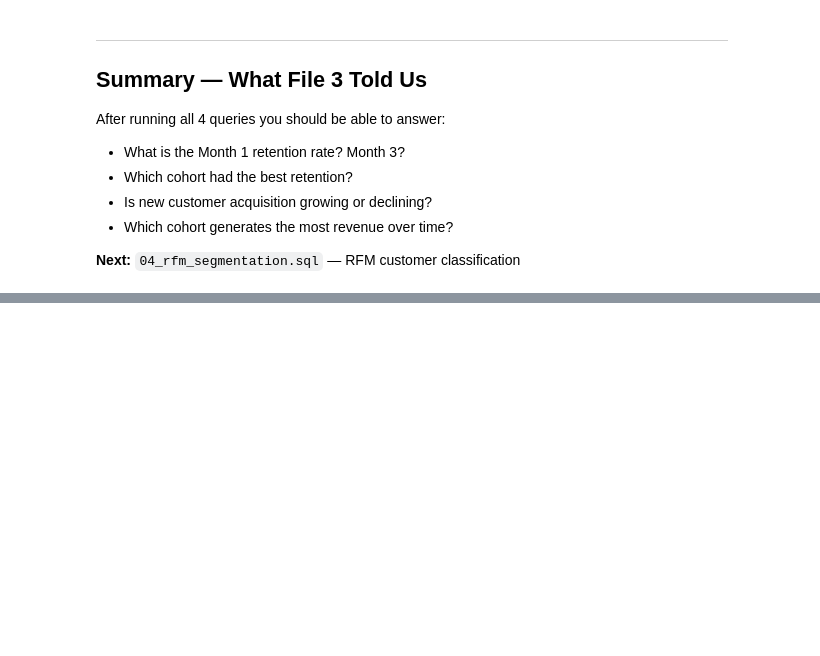
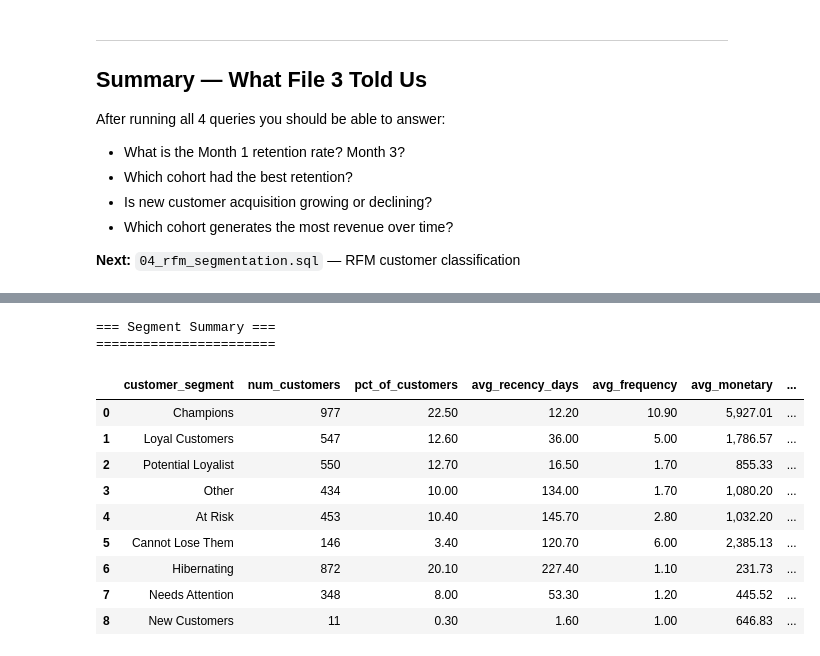
Before and after one commit to UtsavKhadka-Analyst/ecommerce-revenue-analytics, a Jupyter notebook: notebooks/02_sql_analysis.ipynb, the cells around one changed output, grey strips where cells are left out. Saved outputs shown, nothing was run; the diff lists cells and outputs as text; code cells hidden in the pictures; blank space fills up the shorter version.

```diff
--- a/notebooks/02_sql_analysis.ipynb
+++ b/notebooks/02_sql_analysis.ipynb
@@ -987,0 +1221,72 @@ After running all 4 queries you should be able to answer:
+# %%
+query_rfm4 = f"""
+WITH rfm_base AS (
+    SELECT
+        CustomerID,
+        DATE_DIFF('day', MAX(CAST(InvoiceDate AS DATE)), DATE '2011-12-09') AS recency_days,
+        COUNT(DISTINCT InvoiceNo) AS frequency,
+        ROUND(SUM(Revenue), 2) AS monetary
+    FROM read_csv_auto('{CLEANED_DATA}')
+    WHERE is_cancelled = false
+      AND CustomerID IS NOT NULL
+    GROUP BY CustomerID
+),
+rfm_scores AS (
+    SELECT
+        CustomerID,
+        recency_days,
+        frequency,
+        monetary,
+        NTILE(5) OVER (ORDER BY recency_days DESC) AS r_score,
+        NTILE(5) OVER (ORDER BY frequency ASC) AS f_score,
+        NTILE(5) OVER (ORDER BY monetary ASC) AS m_score
+    FROM rfm_base
+),
+segmented AS (
+    SELECT
+        CustomerID,
+        recency_days,
+        frequency,
+        monetary,
+        CASE
+            WHEN r_score >= 4 AND f_score >= 4 AND m_score >= 4 THEN 'Champions'
+            WHEN r_score >= 3 AND f_score >= 4 THEN 'Loyal Customers'
+            WHEN r_score >= 4 AND f_score BETWEEN 2 AND 3 THEN 'Potential Loyalist'
+            WHEN r_score >= 4 AND f_score = 1 THEN 'New Customers'
+            WHEN r_score <= 2 AND f_score >= 4 AND m_score >= 4 THEN 'Cannot Lose Them'
+            WHEN r_score <= 2 AND f_score >= 3 THEN 'At Risk'
+            WHEN r_score = 3 AND f_score <= 2 THEN 'Needs Attention'
+            WHEN r_score <= 2 AND f_score <= 2 AND m_score <= 2 THEN 'Hibernating'
+            ELSE 'Other'
+        END AS customer_segment
+    FROM rfm_scores
+)
+SELECT
+    customer_segment,
+    COUNT(CustomerID) AS num_customers,
+    ROUND(COUNT(CustomerID) * 100.0 / SUM(COUNT(CustomerID)) OVER (), 1) AS pct_of_customers,
+    ROUND(AVG(recency_days), 1) AS avg_recency_days,
+    ROUND(AVG(frequency), 1) AS avg_frequency,
+    ROUND(AVG(monetary), 2) AS avg_monetary,
+    ROUND(SUM(monetary), 2) AS total_revenue,
+    ROUND(SUM(monetary) * 100.0 / SUM(SUM(monetary)) OVER (), 1) AS pct_of_revenue
+FROM segmented
+GROUP BY customer_segment
+ORDER BY total_revenue DESC
+"""
+
+df_rfm4 = run_sql(query_rfm4, 'Segment Summary')
+display(df_rfm4)
+# %% [output]
+=== Segment Summary ===
+=======================
+|  | customer_segment | num_customers | pct_of_customers | avg_recency_days | avg_frequency | avg_monetary | ... |
+| 0 | Champions | 977 | 22.50 | 12.20 | 10.90 | 5,927.01 | ... |
+| 1 | Loyal Customers | 547 | 12.60 | 36.00 | 5.00 | 1,786.57 | ... |
+| 2 | Potential Loyalist | 550 | 12.70 | 16.50 | 1.70 | 855.33 | ... |
+| 3 | Other | 434 | 10.00 | 134.00 | 1.70 | 1,080.20 | ... |
+| 4 | At Risk | 453 | 10.40 | 145.70 | 2.80 | 1,032.20 | ... |
+| 5 | Cannot Lose Them | 146 | 3.40 | 120.70 | 6.00 | 2,385.13 | ... |
+| 6 | Hibernating | 872 | 20.10 | 227.40 | 1.10 | 231.73 | ... |
+| 7 | Needs Attention | 348 | 8.00 | 53.30 | 1.20 | 445.52 | ... |
+| 8 | New Customers | 11 | 0.30 | 1.60 | 1.00 | 646.83 | ... |
```
Also changed, not shown: parts of 9 cells of this notebook, 1 other file.
